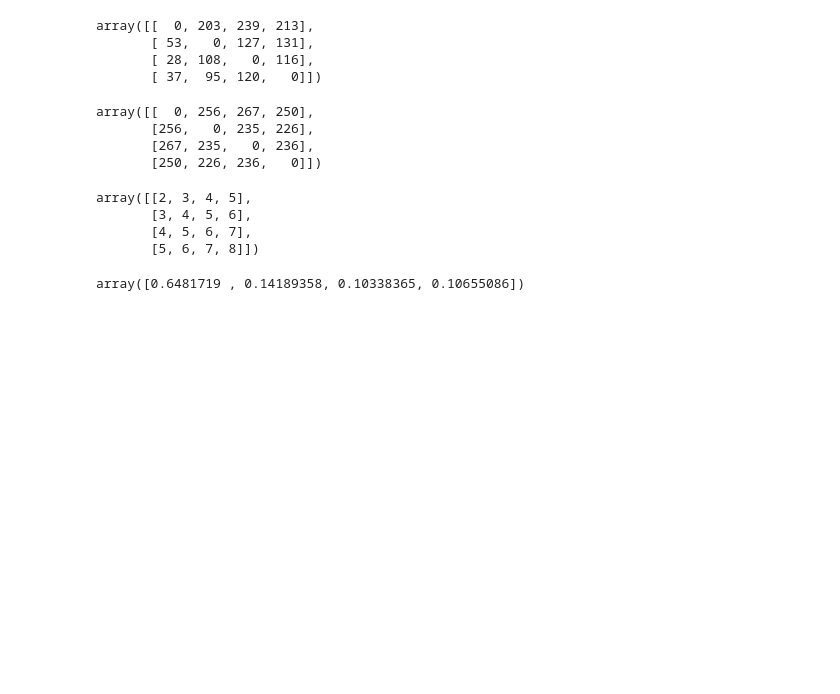
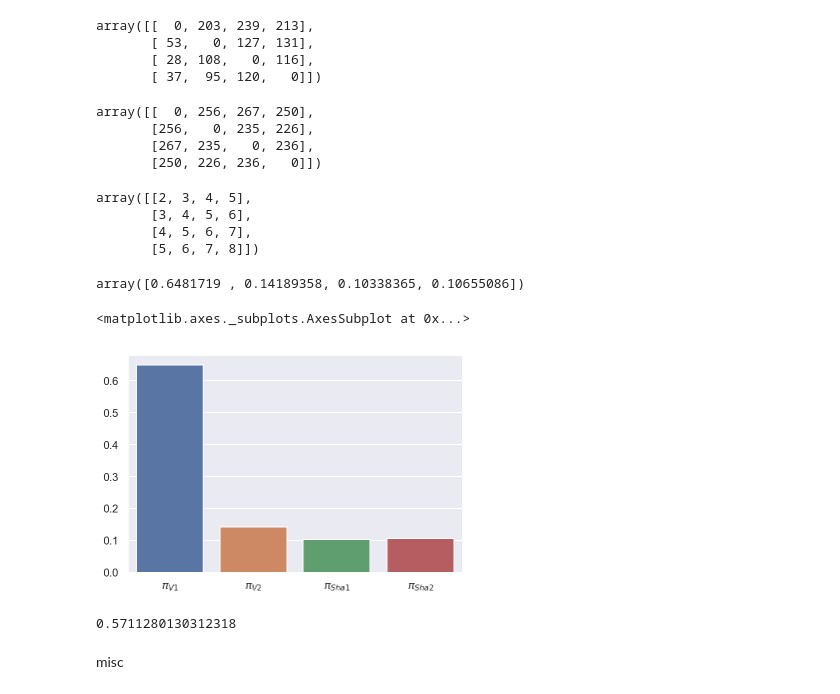
Before and after one commit to masakiaota/blog, a Jupyter notebook: BTmodel/tekitou.ipynb, the cells around one changed output. Drawn from its saved outputs; the diff is of its cells as text; code cells hidden in the pictures; blank space fills up the shorter version.

```diff
--- a/BTmodel/tekitou.ipynb
+++ b/BTmodel/tekitou.ipynb
@@ -46,6 +46,24 @@ def ret_bt_parames(n_iter,competition_table):
 
     return theta
 # %%
-ret_bt_parames(100,competition_table)
+result=ret_bt_parames(100,competition_table)
+result
 # %% [output]
 array([0.6481719 , 0.14189358, 0.10338365, 0.10655086])
+# %%
+import matplotlib.pyplot as plt
+import seaborn as sns
+sns.set()
+
+%config InlineBackend.figure_formats = {'png', 'retina'}
+# %%
+sns.barplot(x=['$\pi_{V1}$','$\pi_{V2}$','$\pi_{Sha1}$','$\pi_{Sha2}$'],y=result)
+# %% [output]
+<matplotlib.axes._subplots.AxesSubplot at 0x...>
+[figure, added]
+# %%
+result[1]/(result[1]+result[3])
+# %% [output]
+0.5711280130312318
+# %% [markdown]
+misc
```
Also changed, not shown: parts of 4 cells of this notebook.
